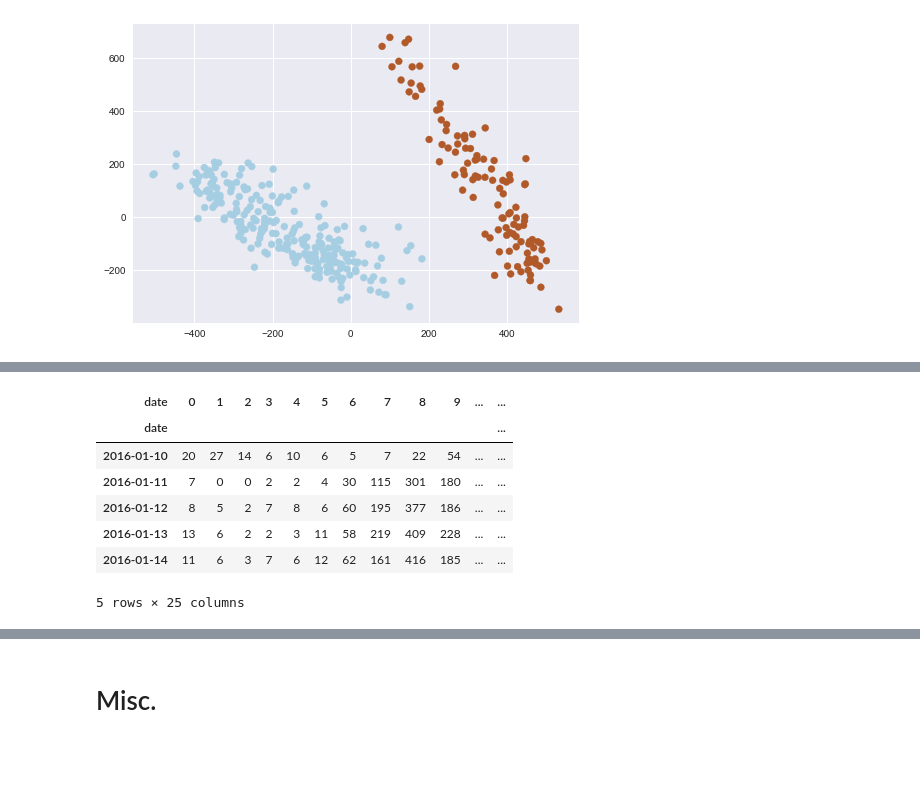
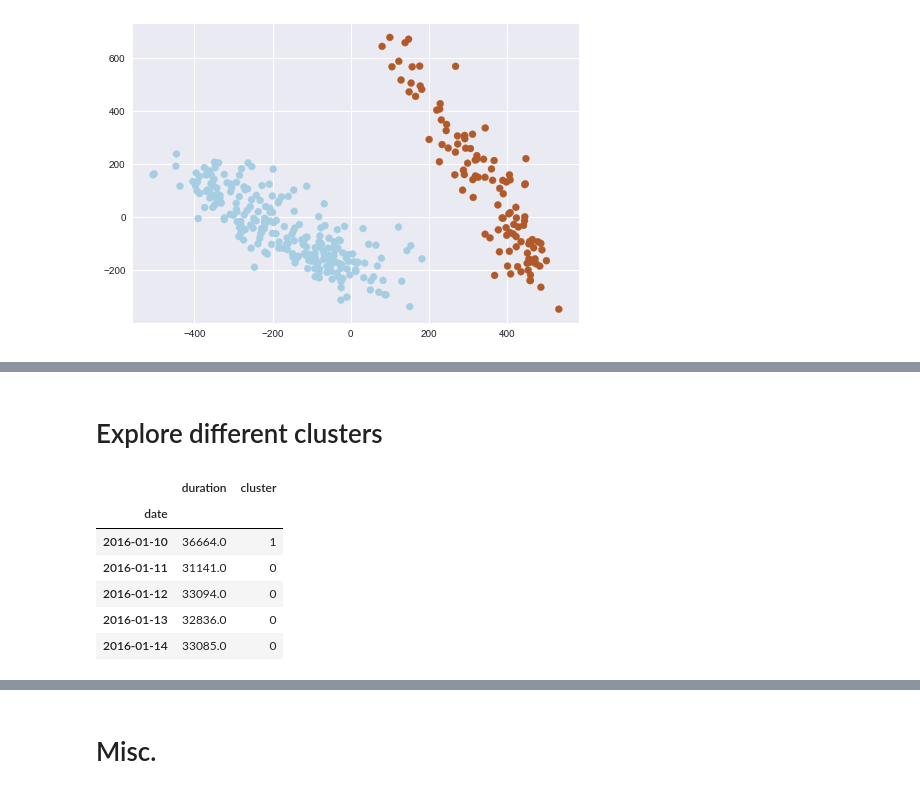
Before and after one commit to fabiangunzinger/london_cycling, a Jupyter notebook: london_cycling.ipynb, the cells around one changed output, grey strips where cells are left out. Drawn from its saved outputs; the diff is of its cells as text; code cells hidden in the pictures; blank space fills up the shorter version.

Commit message:
Finished GMM clustering

```diff
--- a/london_cycling.ipynb
+++ b/london_cycling.ipynb
@@ -194,14 +204,16 @@ plt.scatter(Xpca[:,0], Xpca[:,1], c=cluster_label, cmap='Paired');
+# %% [markdown]
+# Explore different clusters
 # %%
-# Add cluster info to data and graph hourly hires
+# Add cluster info to main data
 
-pivoted["cluster"] = cluster_label
-pivoted.head()
+daily = df.set_index('date')[['duration']].resample('d').sum()
+daily['cluster'] = cluster_label
+daily.head()
 # %% [output]
-| date | 0 | 1 | 2 | 3 | 4 | 5 | 6 | 7 | 8 | 9 | ... | ... |
-| date |  |  |  |  |  |  |  |  |  |  |  | ... |
-| 2016-01-10 | 20 | 27 | 14 | 6 | 10 | 6 | 5 | 7 | 22 | 54 | ... | ... |
-| 2016-01-11 | 7 | 0 | 0 | 2 | 2 | 4 | 30 | 115 | 301 | 180 | ... | ... |
-| 2016-01-12 | 8 | 5 | 2 | 7 | 8 | 6 | 60 | 195 | 377 | 186 | ... | ... |
-| 2016-01-13 | 13 | 6 | 2 | 2 | 3 | 11 | 58 | 219 | 409 | 228 | ... | ... |
-| 2016-01-14 | 11 | 6 | 3 | 7 | 6 | 12 | 62 | 161 | 416 | 185 | ... | ... |
+|  | duration | cluster |
+| date |  |  |
+| 2016-01-10 | 36664.0 | 1 |
+| 2016-01-11 | 31141.0 | 0 |
+| 2016-01-12 | 33094.0 | 0 |
+| 2016-01-13 | 32836.0 | 0 |
+| 2016-01-14 | 33085.0 | 0 |
-5 rows × 25 columns
```
Also changed, not shown: parts of 6 cells of this notebook.
